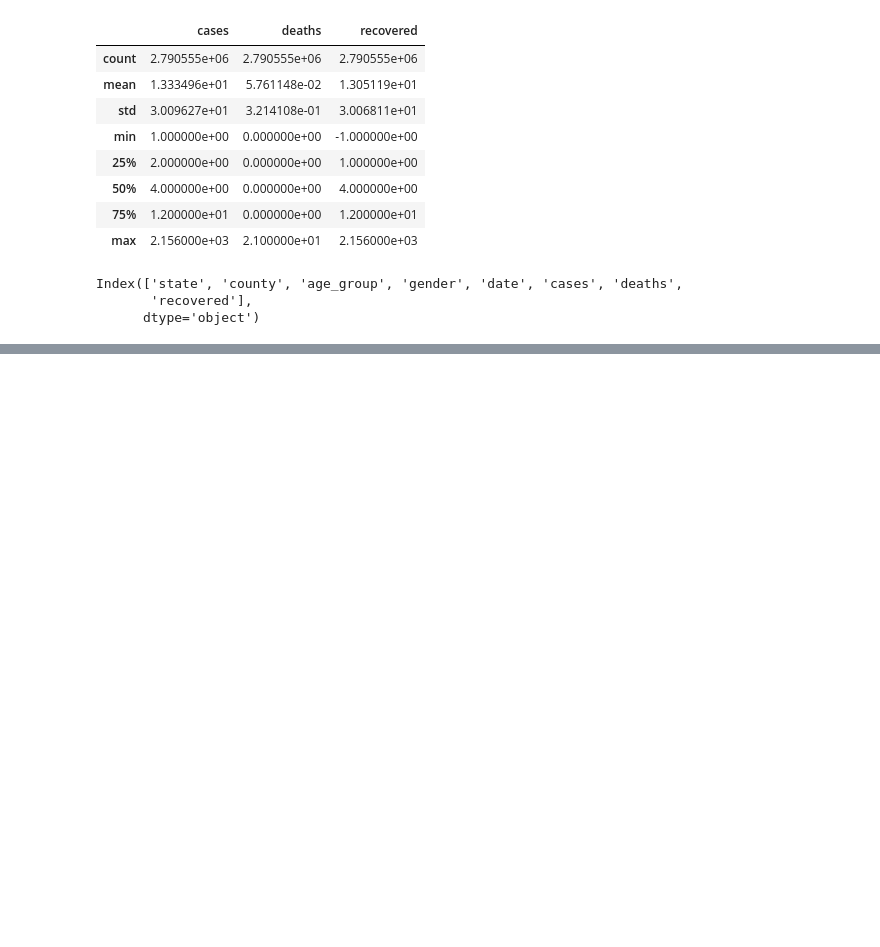
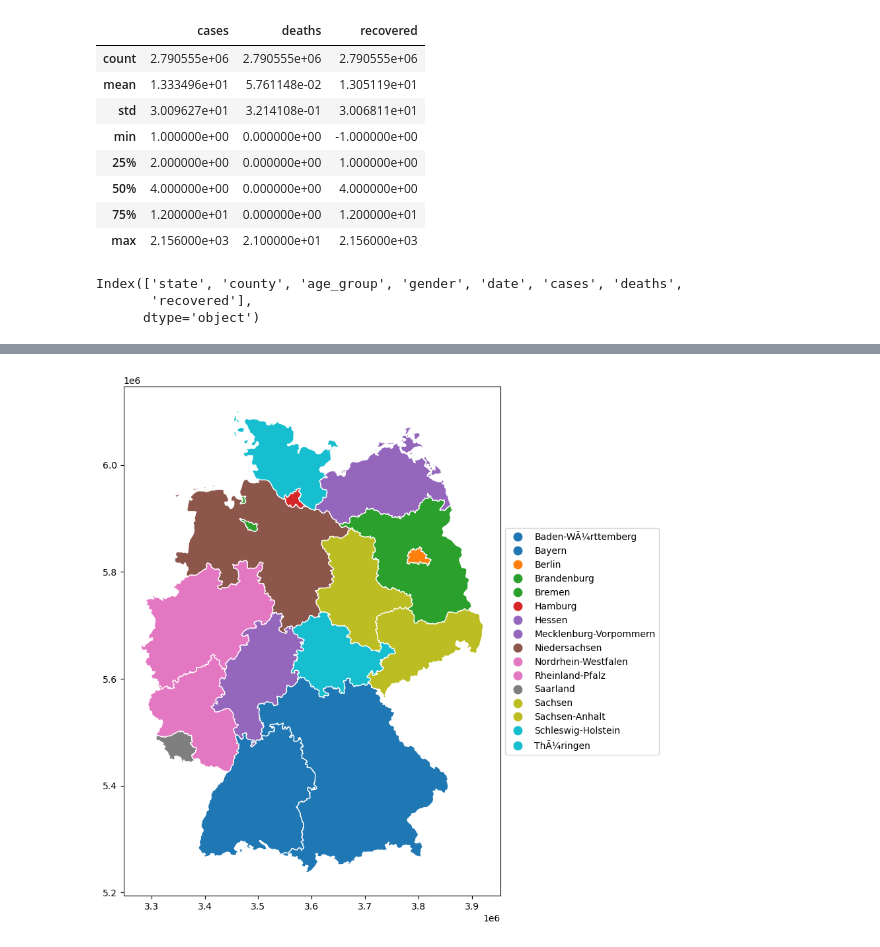
Before and after one commit to doctorf72/Naya-Practical-Data-Science-EDA-Project, a Jupyter notebook: COVID_Germany Felix.ipynb, the cells around one changed output, grey strips where cells are left out. Drawn from its saved outputs; the diff is of its cells as text; code cells hidden in the pictures; blank space fills up the shorter version.

```diff
--- a/COVID_Germany Felix.ipynb
+++ b/COVID_Germany Felix.ipynb
@@ -178,0 +169,8 @@ summary_state_gender_age_population
+# %%
+import geopandas as gpd
+
+gdf = gpd.read_file("de_state.shp")
+gdf.plot(categorical = True, column = 'GEN', legend = True,figsize = (10,10),edgecolor = 'white', legend_kwds = {'loc': 'center left', 'bbox_to_anchor':(1,0.5)})
+plt.show()
+# %% [output]
+[figure, added]
```
Also changed, not shown: parts of 10 cells of this notebook, 4 other files.
